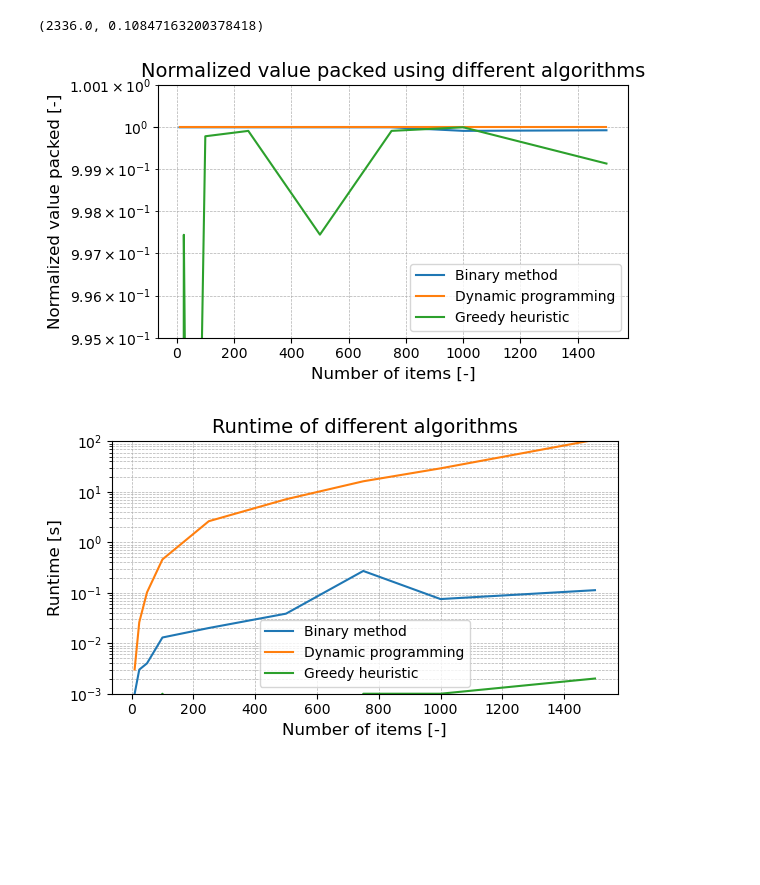
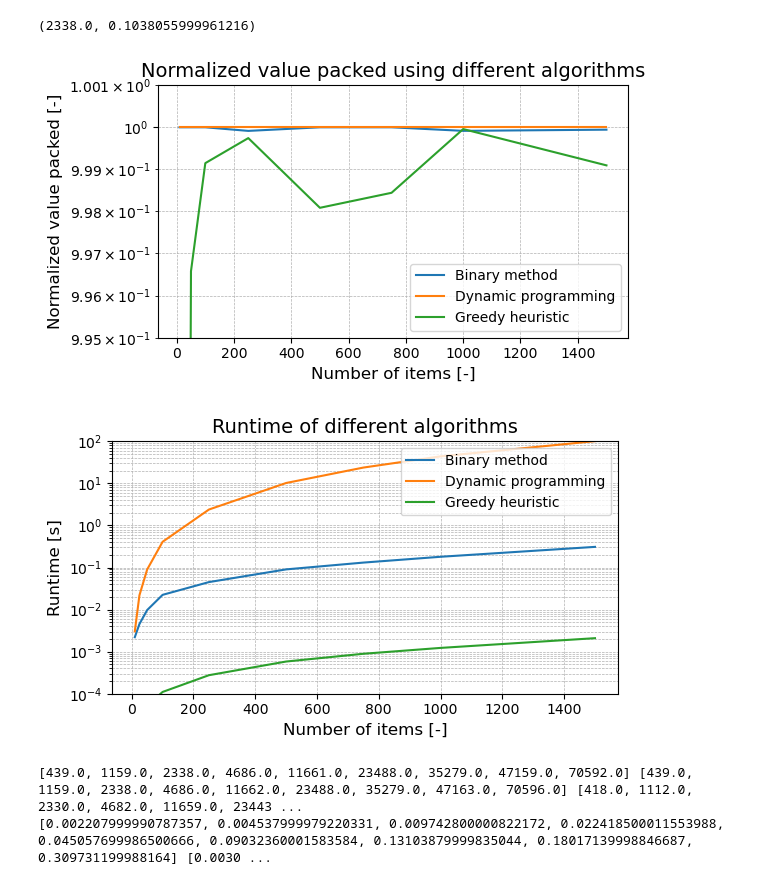
Before and after one commit to Tijmenvdl/DMBA, a Jupyter notebook: DMBA Project.ipynb, the cells around one changed output. Drawn from its saved outputs; the diff is of its cells as text; code cells hidden in the pictures; blank space fills up the shorter version.

```diff
--- a/DMBA Project.ipynb
+++ b/DMBA Project.ipynb
@@ -10,7 +10,7 @@ import matplotlib.pyplot as plt
 #Set seed for reproducibility of instances
 np.random.seed(25)
 
-def instance_generator(n=50000):
+def instance_generator(n=1500):
     '''
     Function that generates hard Knapsack problem instances.
     Input:
@@ -29,7 +29,6 @@ def instance_generator(n=50000):
 v, w = instance_generator()
 
 # Problem size set-up
-#N = [50, 100, 500, 1000, 5000, 10000, 50000]
 N = [10, 25, 50, 100, 250, 500, 750, 1000, 1500]
 
 # Capacity constraint function based on the problem size
@@ -49,7 +48,7 @@ def binary_method(n, v=v, w=w):
     # Selecting relevant i for problem size, and calculate knapsack capacity
     W_gb = int(W(n))
 
-    start_time = time.time()
+    start_time = time.perf_counter()
 
     m = gb.Model("Binary model")
     x = m.addVars(n, vtype=gb.GRB.BINARY, name="x")
@@ -63,7 +62,7 @@ def binary_method(n, v=v, w=w):
     m.optimize()
 
     obj_val = m.objVal
-    running_time = time.time() - start_time
+    running_time = time.perf_counter() - start_time
     # print(len([i for i in range(n) if x[i].X==1]))
     return obj_val, running_time
 # %%
@@ -80,7 +79,7 @@ def dyn_prog_method(n, v=v, w=w):
     W_dp = int(W(n))
 
     # Start runtime measurement
-    start_time = time.time()
+    start_time = time.perf_counter()
 
     # Create table for bottom up dynamic programming
     OPT_table = [[0 for i in range(W_dp+1)] for i in range(n+1)]
@@ -94,7 +93,7 @@ def dyn_prog_method(n, v=v, w=w):
                 OPT_table[i][j] = OPT_table[i-1][j]
 
     # End runtime measurement
-    running_time = time.time() - start_time
+    running_time = time.perf_counter() - start_time
 
     # Return the value in the knapsack and the running time
     return OPT_table[n][W_dp], running_time
@@ -107,7 +106,7 @@ running_time_dyn_prog = [dyn_prog_method(n)[1] for n in N]
 # %%
 dyn_prog_method(50)
 # %% [output]
-(2336.0, 0.10847163200378418)
+(2338.0, 0.1038055999961216)
 # %%
 
 # Greedy Hueristic
@@ -117,7 +116,7 @@ def Greedy_method(n, v=v, w=w):
     W_gy = int(W(n))
 
     # Start runtime measurement
-    start_time = time.time()
+    start_time = time.perf_counter()
 
     # Calculate ratios
     ratios = [(v[i] /w[i], v[i], w[i]) for i in range(n) ]
@@ -134,7 +133,7 @@ def Greedy_method(n, v=v, w=w):
             Weight_in_knapsack += weight
 
     # End runtime measurement
-    running_time = time.time() - start_time
+    running_time = time.perf_counter() - start_time
 
     # Return the value in the knapsack and the running time
     return value_in_knapsack, running_time
@@ -146,33 +145,39 @@ running_time_greedy = [Greedy_method(n)[1] for n in N]
 # %%
 plt.figure(figsize=(6, 3.5))
 plt.plot(N, [(optimal_solution_binary[i] /optimal_solution_dyn_prog[i]) for i in range(len(N))], label='Binary method', linestyle='-')
 plt.plot(N, [[1] for i in range(len(N))], label='Dynamic programming', linestyle='-')
 plt.plot(N, [(optimal_solution_greedy[i] /optimal_solution_dyn_prog[i]) for i in range(len(N))], label='Greedy heuristic', linestyle='-')
 
 plt.xlabel('Number of items [-]', fontsize=12)
 plt.ylabel('Normalized value packed [-]', fontsize=12)
 plt.title('Normalized value packed using different algorithms', fontsize=14)
 plt.yscale('log')
 plt.legend()
 plt.grid(True, which="both", linestyle='--', linewidth=0.5)
 plt.tight_layout()
 plt.ylim(0.995, 1.001)
 plt.show()
 
 plt.figure(figsize=(6, 3.5))
 plt.plot(N, running_time_binary, label='Binary method', linestyle='-')
 plt.plot(N, running_time_dyn_prog, label='Dynamic programming', linestyle='-')
 plt.plot(N, running_time_greedy, label='Greedy heuristic', linestyle='-')
 
 plt.xlabel('Number of items [-]', fontsize=12)
 plt.ylabel('Runtime [s]', fontsize=12)
 plt.title('Runtime of different algorithms', fontsize=14)
 plt.yscale('log')
 plt.legend()
 plt.grid(True, which="both", linestyle='--', linewidth=0.5)
 plt.tight_layout()
-plt.ylim(0.001, 100)
+plt.ylim(0.0001, 100)
 plt.show()
 # %% [output]
-[figure, old version]
+[figure, new version]
-[figure, old version]
+[figure, new version]
+# %%
+print(optimal_solution_binary,optimal_solution_dyn_prog, optimal_solution_greedy)
+print(running_time_binary,running_time_dyn_prog, running_time_greedy)
+# %% [output]
+[439.0, 1159.0, 2338.0, 4686.0, 11661.0, 23488.0, 35279.0, 47159.0, 70592.0] [439.0, 1159.0, 2338.0, 4686.0, 11662.0, 23488.0, 35279.0, 47163.0, 70596.0] [418.0, 1112.0, 2330.0, 4682.0, 11659.0, 23443 ...
+[0.002207999990787357, 0.004537999979220331, 0.009742800000822172, 0.022418500011553988, 0.045057699986500666, 0.09032360001583584, 0.13103879999835044, 0.18017139998846687, 0.309731199988164] [0.0030 ...
```
